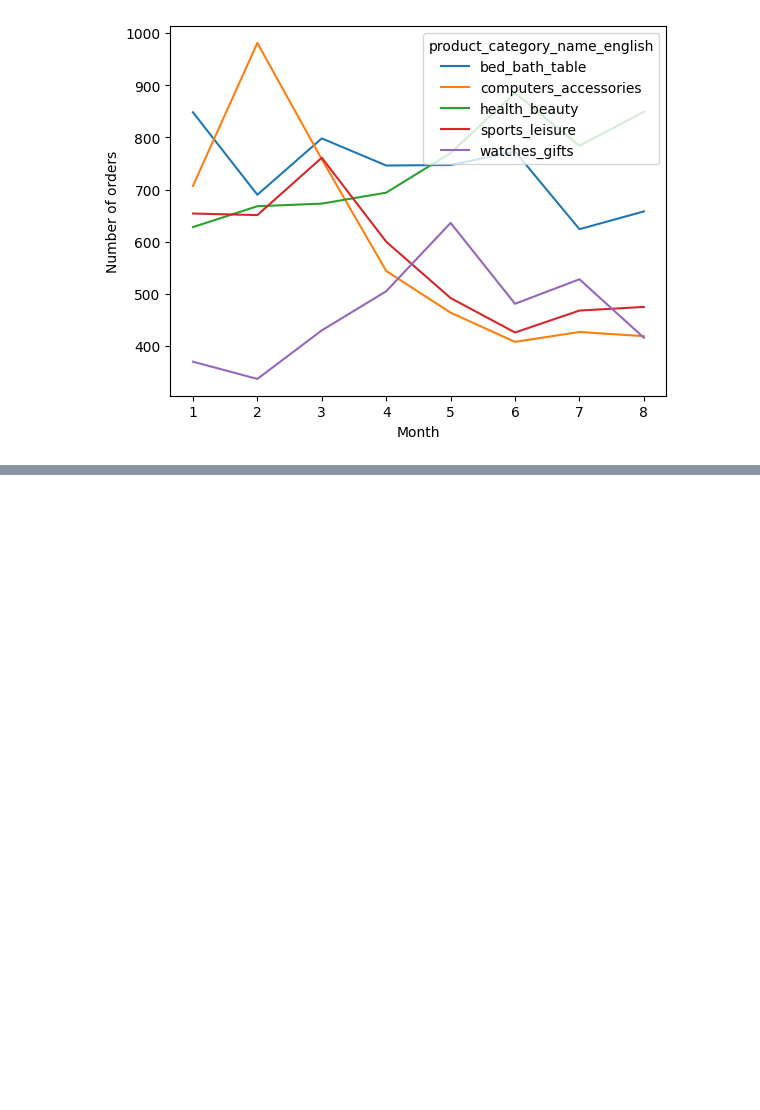
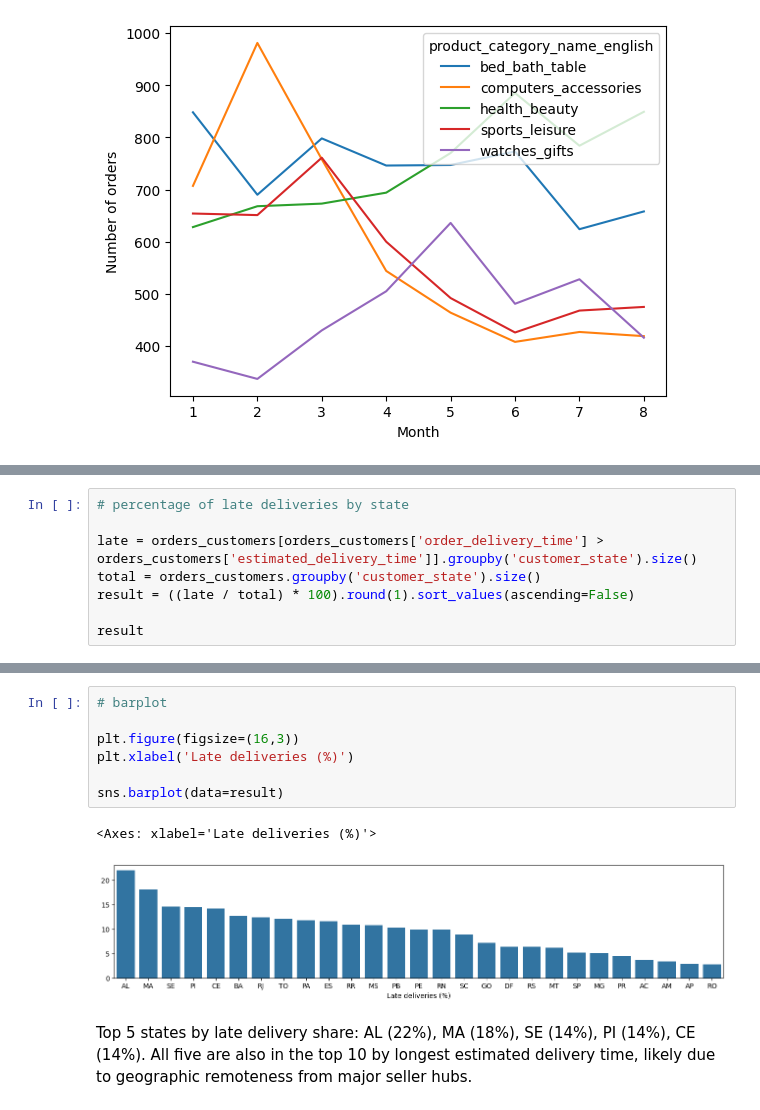
Before and after one commit to norriddx/ecommerce-orders-analysis, a Jupyter notebook: notebooks/eda.ipynb, the cells around one changed output, grey strips where cells are left out. Cells and saved outputs as stored; diff of their text form; blank space fills up the shorter version.

```diff
--- a/notebooks/eda.ipynb
+++ b/notebooks/eda.ipynb
@@ -573,0 +638,8 @@ Text(0, 0.5, 'Number of orders')
+# %%
+# percentage of late deliveries by state
+
+late = orders_customers[orders_customers['order_delivery_time'] > orders_customers['estimated_delivery_time']].groupby('customer_state').size()
+total = orders_customers.groupby('customer_state').size()
+result = ((late / total) * 100).round(1).sort_values(ascending=False)
+
+result
@@ -573,0 +664,12 @@ Text(0, 0.5, 'Number of orders')
+# %%
+# barplot
+
+plt.figure(figsize=(16,3))
+plt.xlabel('Late deliveries (%)')
+
+sns.barplot(data=result)
+# %% [output]
+<Axes: xlabel='Late deliveries (%)'>
+[figure, added]
+# %% [markdown]
+Top 5 states by late delivery share: AL (22%), MA (18%), SE (14%), PI (14%), CE (14%). All five are also in the top 10 by longest estimated delivery time, likely due to geographic remoteness from major seller hubs.
```
Also changed, not shown: parts of 12 cells of this notebook.
